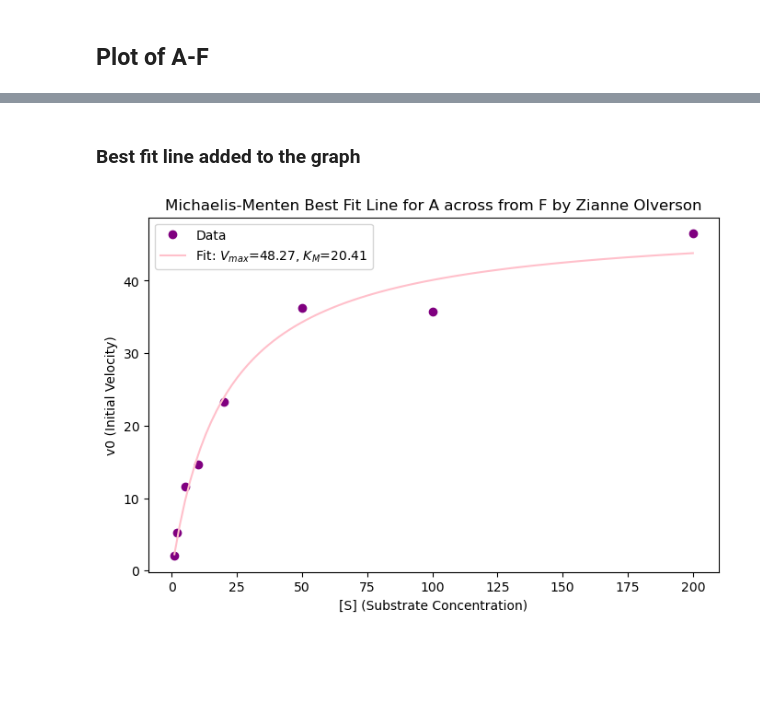
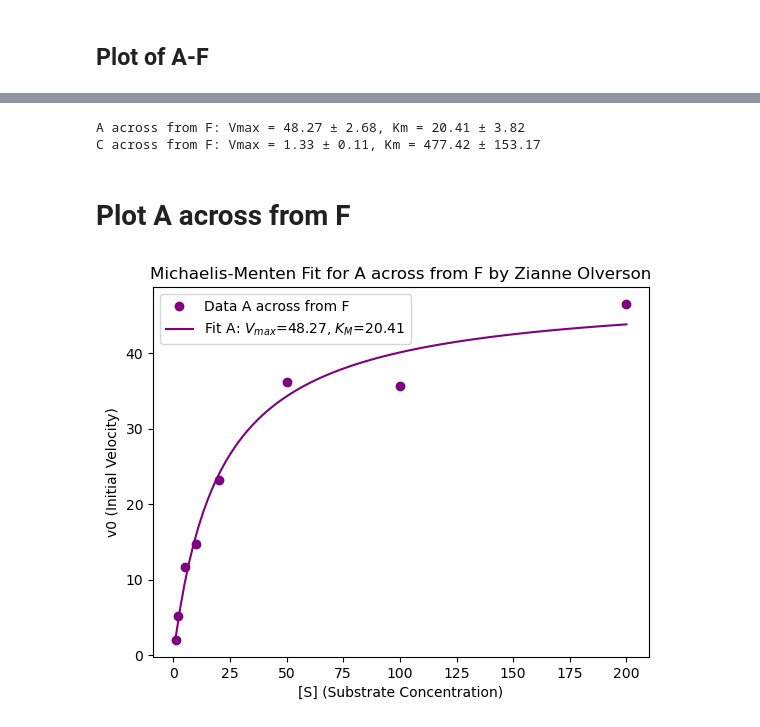
Before and after one commit to ZianneO/BSGP7030-PythonLM, a Jupyter notebook: Untitled.ipynb, the cells around one changed output, grey strips where cells are left out. Drawn from its saved outputs; the diff is of its cells as text; code cells hidden in the pictures; blank space fills up the shorter version.

```diff
--- a/Untitled.ipynb
+++ b/Untitled.ipynb
@@ -106,15 +127,6 @@ Vmax/Km ratio: 2.37
-# %% [markdown]
-### Best fit line added to the graph
 # %%
-plt.figure(figsize=(8, 5))
-plt.plot(xdata, ydata, 'o', color='purple', label='Data')
-x_fit = np.linspace(min(xdata), max(xdata), 100)
-y_fit = michaelis_menten(x_fit, Vmax, Km)
-plt.plot(x_fit, y_fit, '-', color='pink', label=f'Fit: $V_{{max}}$={Vmax:.2f}, $K_M$={Km:.2f}')
-plt.xlabel('[S] (Substrate Concentration)')
-plt.ylabel('v0 (Initial Velocity)')
-plt.title('Michaelis-Menten Best Fit Line for A across from F by Zianne Olverson')
-plt.legend()
-plt.show()
+xdata_a = moran_a_f['S'].values
+ydata_a = moran_a_f['v0'].values
+popt_a, pcov_a = curve_fit(michaelis_menten, xdata_a, ydata_a, p0=p_initial)
+Vmax_a, Km_a = popt_a
+Vmax_err_a, Km_err_a = np.sqrt(np.diag(pcov_a))
-# %% [output]
-[figure, removed]
@@ -120,0 +139,20 @@ plt.show()
+# %%
+print(f"A across from F: Vmax = {Vmax_a:.2f} ± {Vmax_err_a:.2f}, Km = {Km_a:.2f} ± {Km_err_a:.2f}")
+print(f"C across from F: Vmax = {Vmax_c:.2f} ± {Vmax_err_c:.2f}, Km = {Km_c:.2f} ± {Km_err_c:.2f}")
+# %% [output]
+A across from F: Vmax = 48.27 ± 2.68, Km = 20.41 ± 3.82
+C across from F: Vmax = 1.33 ± 0.11, Km = 477.42 ± 153.17
+# %% [markdown]
+# Plot A across from F
+# %%
+S_fit_a = np.linspace(min(xdata_a), max(xdata_a), 100)
+v0_fit_a = michaelis_menten(S_fit_a, Vmax_a, Km_a)
+plt.plot(xdata_a, ydata_a, 'o', color='purple', label='Data A across from F')
+plt.plot(S_fit_a, v0_fit_a, '-', color='purple', label=f'Fit A: $V_{{max}}$={Vmax_a:.2f}, $K_M$={Km_a:.2f}')
+plt.xlabel('[S] (Substrate Concentration)')
+plt.ylabel('v0 (Initial Velocity)')
+plt.title('Michaelis-Menten Fit for A across from F by Zianne Olverson')
+plt.legend()
+plt.show()
+# %% [output]
+[figure, added]
```
Also changed, not shown: parts of 14 cells of this notebook.
